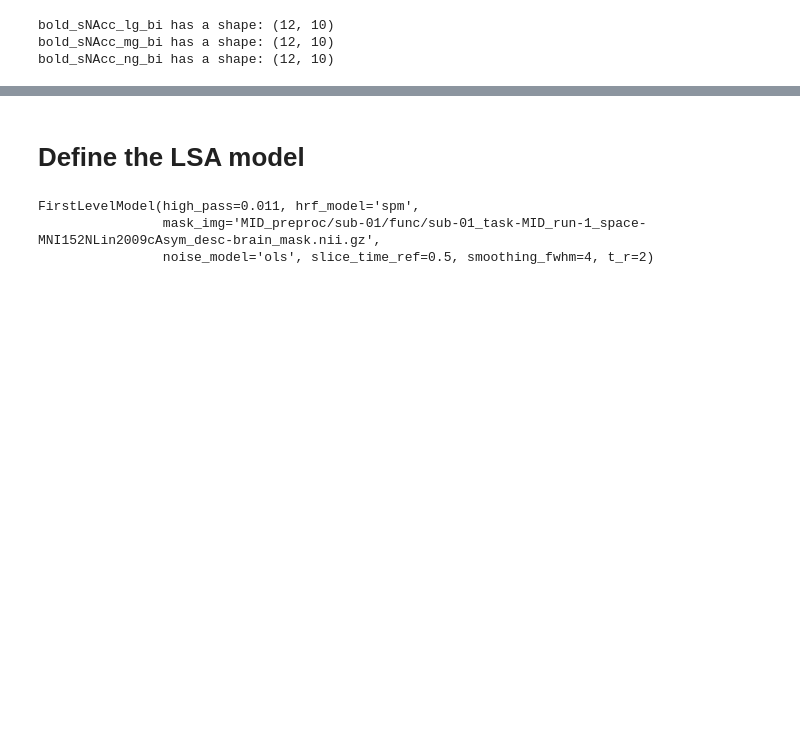
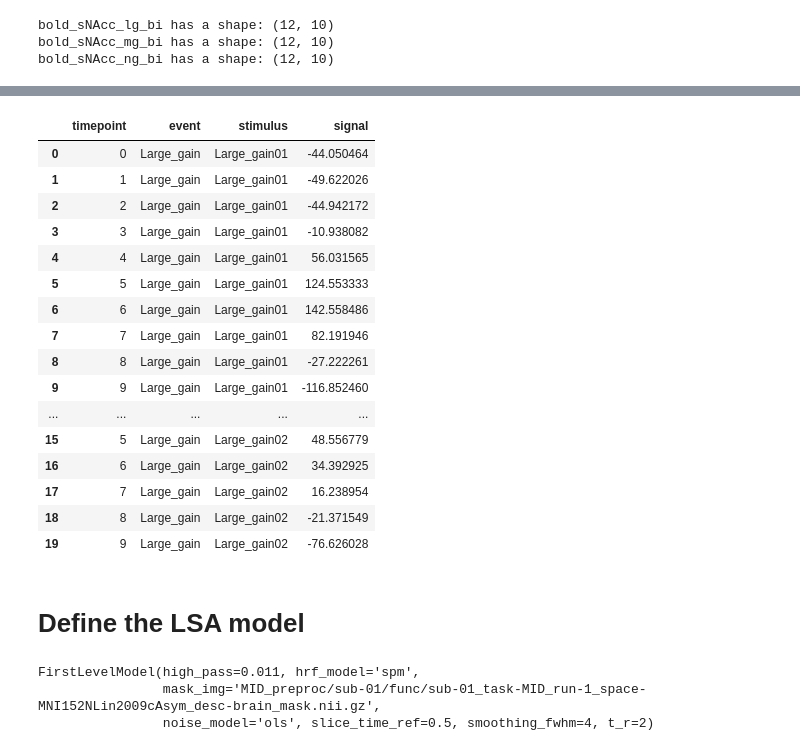
Before and after one commit to LuisA00/Analysis_Playground, a Jupyter notebook: Monetary_Incentive_Delay_fMRI/SingleParticipant_GLM_ROI_PPI_Analyses.ipynb, the cells around one changed output, grey strips where cells are left out. Saved outputs shown, nothing was run; the diff lists cells and outputs as text; code cells hidden in the pictures; blank space fills up the shorter version.

```diff
--- a/Monetary_Incentive_Delay_fMRI/SingleParticipant_GLM_ROI_PPI_Analyses.ipynb
+++ b/Monetary_Incentive_Delay_fMRI/SingleParticipant_GLM_ROI_PPI_Analyses.ipynb
@@ -364,3 +368,51 @@ Text(0.5, 0, 'Timepoints (TR)')
+# %%
+# Create a list of event categories and stimuli
+event_categories = ["Large_gain", "Medium_gain", "Non_gain"]
+stimuli = ["01", "02", "03", "04", "05", "06", "07", "08", "09", "10", "11", "12"]
+signal_array = np.array([bold_sNAcc_lg_bi, bold_sNAcc_mg_bi, bold_sNAcc_ng_bi])
+
+# Initialize empty lists to store data
+timepoints = []
+events = []
+stimulus_list = []
+signals = []
+
+for event_category in range(3):
+    for stimulus in range(0, 12):
+        for timepoint in range(0, 10):  # Assuming 10 timepoints
+            timepoints.append(timepoint)
+            events.append(event_categories[event_category])
+            stimulus_list.append(str(event_categories[event_category] + stimuli[stimulus]))
+            signals.append(signal_array[event_category, stimulus, timepoint])
+
+# Create the DataFrame
+data = {
+    'timepoint': timepoints,
+    'event': events,
+    'stimulus': stimulus_list,
+    'signal': signals
+}
+
+bold_sNAcc_bi_df = pd.DataFrame(data)
+bold_sNAcc_bi_df.head(20)
+# %% [output]
+|  | timepoint | event | stimulus | signal |
+| 0 | 0 | Large_gain | Large_gain01 | -44.050464 |
+| 1 | 1 | Large_gain | Large_gain01 | -49.622026 |
+| 2 | 2 | Large_gain | Large_gain01 | -44.942172 |
+| 3 | 3 | Large_gain | Large_gain01 | -10.938082 |
+| 4 | 4 | Large_gain | Large_gain01 | 56.031565 |
+| 5 | 5 | Large_gain | Large_gain01 | 124.553333 |
+| 6 | 6 | Large_gain | Large_gain01 | 142.558486 |
+| 7 | 7 | Large_gain | Large_gain01 | 82.191946 |
+| 8 | 8 | Large_gain | Large_gain01 | -27.222261 |
+| 9 | 9 | Large_gain | Large_gain01 | -116.852460 |
+| ... | ... | ... | ... | ... |
+| 15 | 5 | Large_gain | Large_gain02 | 48.556779 |
+| 16 | 6 | Large_gain | Large_gain02 | 34.392925 |
+| 17 | 7 | Large_gain | Large_gain02 | 16.238954 |
+| 18 | 8 | Large_gain | Large_gain02 | -21.371549 |
+| 19 | 9 | Large_gain | Large_gain02 | -76.626028 |
 # %%
 """
 Okay, so lets plot -TR onset and +3TR onset.
```
Also changed, not shown: parts of 4 cells of this notebook.
